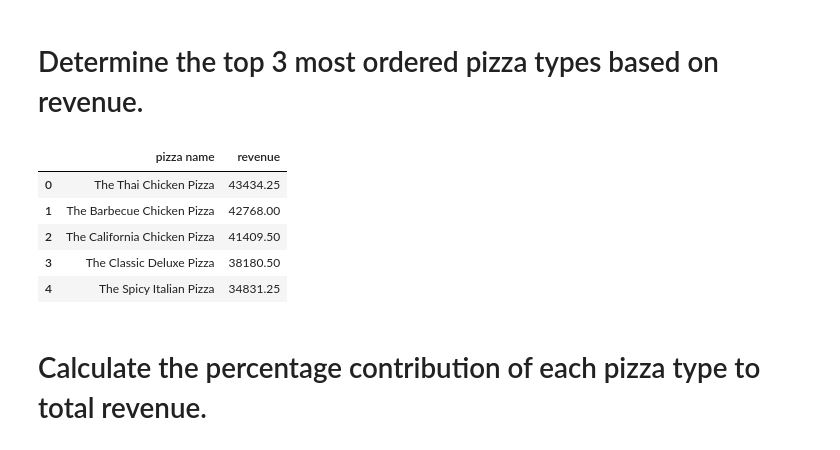
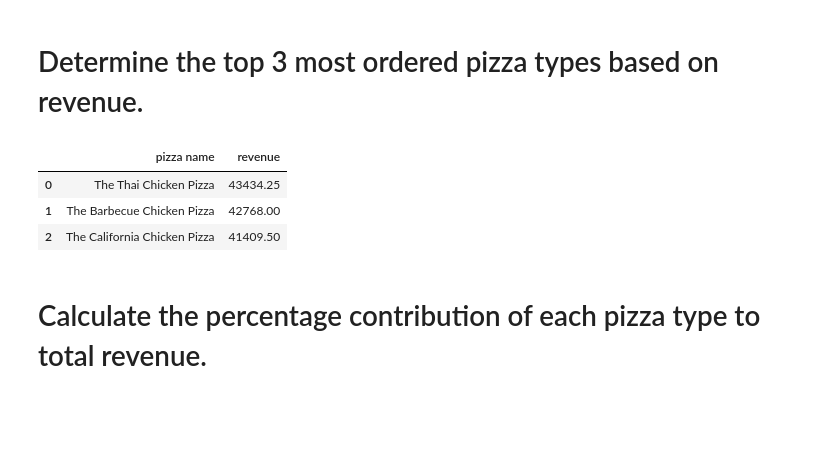
Before and after one commit to AftabQuant/Data-Analysis-Project, a Jupyter notebook: Pizza Sales Project/Pizzalytics.ipynb, the cells around one changed output. Cells and saved outputs as stored; diff of their text form; code cells hidden in the pictures; blank space fills up the shorter version.

```diff
--- a/Pizza Sales Project/Pizzalytics.ipynb
+++ b/Pizza Sales Project/Pizzalytics.ipynb
@@ -201,22 +197,20 @@ df
 # %%
 query = """ select pizza_types.name, round(sum(pizzas.price * order_details.quantity),2) as revenue from pizza_types
 join pizzas
 on pizzas.pizza_type_id = pizza_types.pizza_type_id
 join order_details
 on order_details.pizza_id = pizzas.pizza_id
 group by pizza_types.name
-order by revenue desc limit 5 """
+order by revenue desc limit 3 """
 cur.execute(query)
 data = cur.fetchall()
 df = pd.DataFrame(data, columns=['pizza name', 'revenue'])
 df
 # %% [output]
 |  | pizza name | revenue |
 | 0 | The Thai Chicken Pizza | 43434.25 |
 | 1 | The Barbecue Chicken Pizza | 42768.00 |
 | 2 | The California Chicken Pizza | 41409.50 |
-| 3 | The Classic Deluxe Pizza | 38180.50 |
-| 4 | The Spicy Italian Pizza | 34831.25 |
 # %% [markdown]
 # Calculate the percentage contribution of each pizza type to total revenue.
 # %%
```
Also changed, not shown: parts of 4 cells of this notebook, 10 other files.
